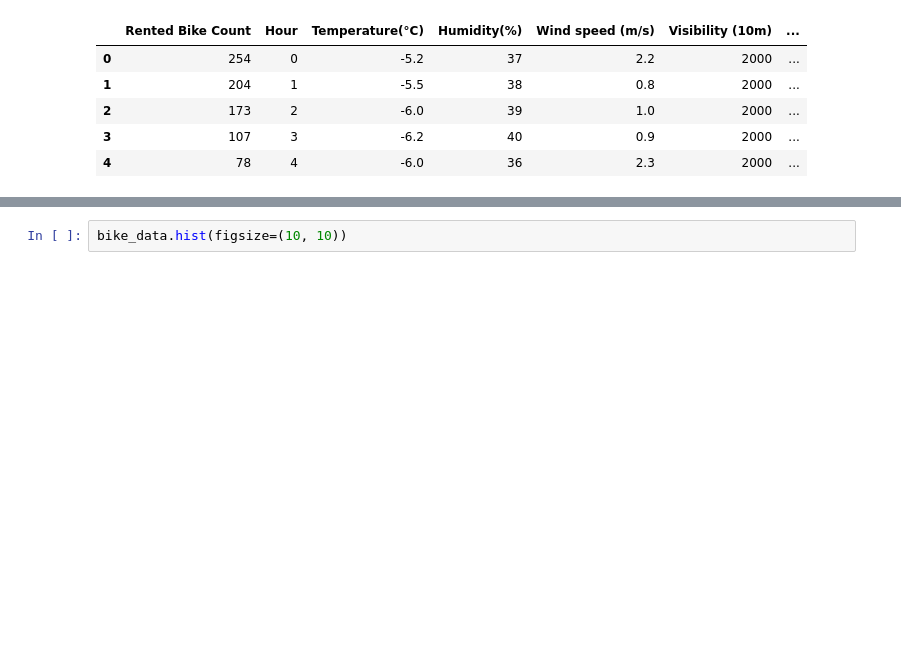
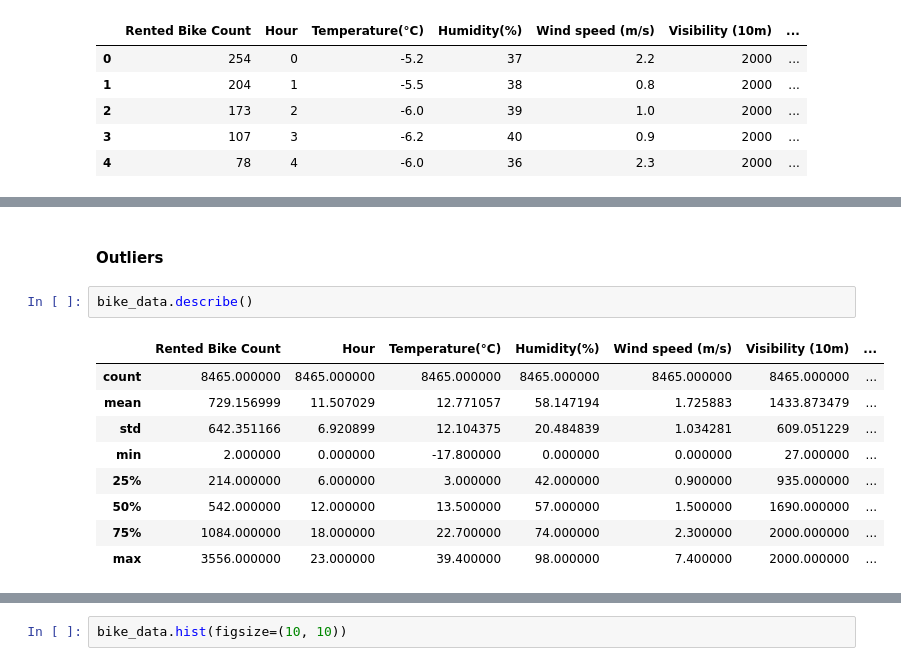
Before and after one commit to gonzalocarreteroh/BikeSharingAnalysisML, a Jupyter notebook: bike_main.ipynb, the cells around one changed output, grey strips where cells are left out. Cells and saved outputs as stored; diff of their text form; blank space fills up the shorter version.

```diff
--- a/bike_main.ipynb
+++ b/bike_main.ipynb
@@ -164,3 +168,17 @@ bike_data.head()
 | 2 | 173 | 2 | -6.0 | 39 | 1.0 | 2000 | ... |
 | 3 | 107 | 3 | -6.2 | 40 | 0.9 | 2000 | ... |
 | 4 | 78 | 4 | -6.0 | 36 | 2.3 | 2000 | ... |
+# %% [markdown]
+#### Outliers
+# %%
+bike_data.describe()
+# %% [output]
+|  | Rented Bike Count | Hour | Temperature(°C) | Humidity(%) | Wind speed (m/s) | Visibility (10m) | ... |
+| count | 8465.000000 | 8465.000000 | 8465.000000 | 8465.000000 | 8465.000000 | 8465.000000 | ... |
+| mean | 729.156999 | 11.507029 | 12.771057 | 58.147194 | 1.725883 | 1433.873479 | ... |
+| std | 642.351166 | 6.920899 | 12.104375 | 20.484839 | 1.034281 | 609.051229 | ... |
+| min | 2.000000 | 0.000000 | -17.800000 | 0.000000 | 0.000000 | 27.000000 | ... |
+| 25% | 214.000000 | 6.000000 | 3.000000 | 42.000000 | 0.900000 | 935.000000 | ... |
+| 50% | 542.000000 | 12.000000 | 13.500000 | 57.000000 | 1.500000 | 1690.000000 | ... |
+| 75% | 1084.000000 | 18.000000 | 22.700000 | 74.000000 | 2.300000 | 2000.000000 | ... |
+| max | 3556.000000 | 23.000000 | 39.400000 | 98.000000 | 7.400000 | 2000.000000 | ... |
```
Also changed, not shown: parts of 6 cells of this notebook.
